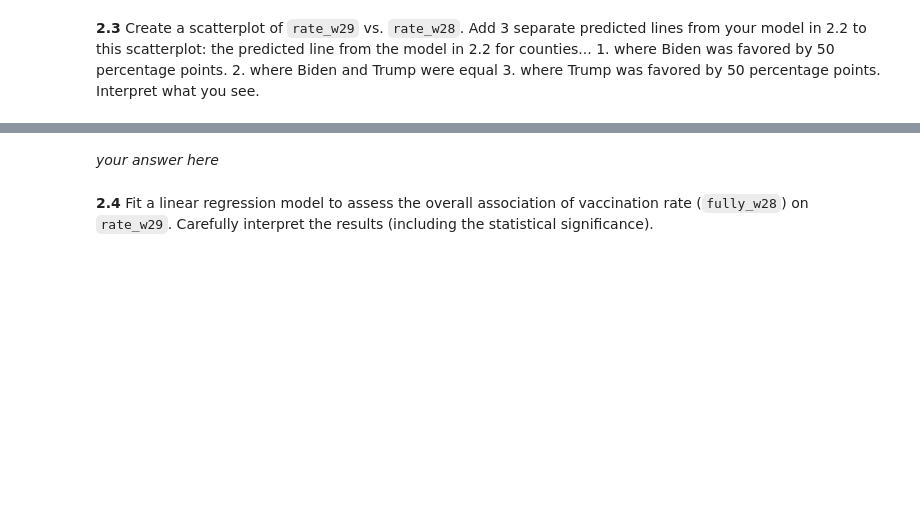
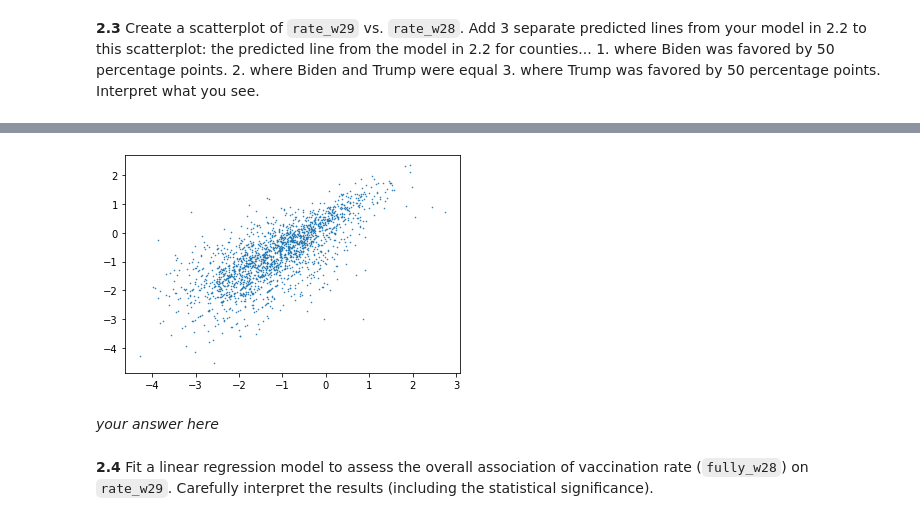
Before and after one commit to kkvalsvik/DataScience_cs109a_Harvard, a Jupyter notebook: cs_s109a_finalexam_2021.ipynb, the cells around one changed output, grey strips where cells are left out. Drawn from its saved outputs; the diff is of its cells as text; code cells hidden in the pictures; blank space fills up the shorter version.

```diff
--- a/cs_s109a_finalexam_2021.ipynb
+++ b/cs_s109a_finalexam_2021.ipynb
@@ -579,3 +700,9 @@ Interpret what you see.
+# %%
+# The log transformation seems to giva a better plot here:
+plt.scatter(np.log(train_covid['rate_w28']),np.log(y_train), s=0.3)
+plt.show()
+# %% [output]
+[figure, added]
 # %% [markdown]
 *your answer here*
 # %% [markdown]
```
Also changed, not shown: parts of 16 cells of this notebook.
